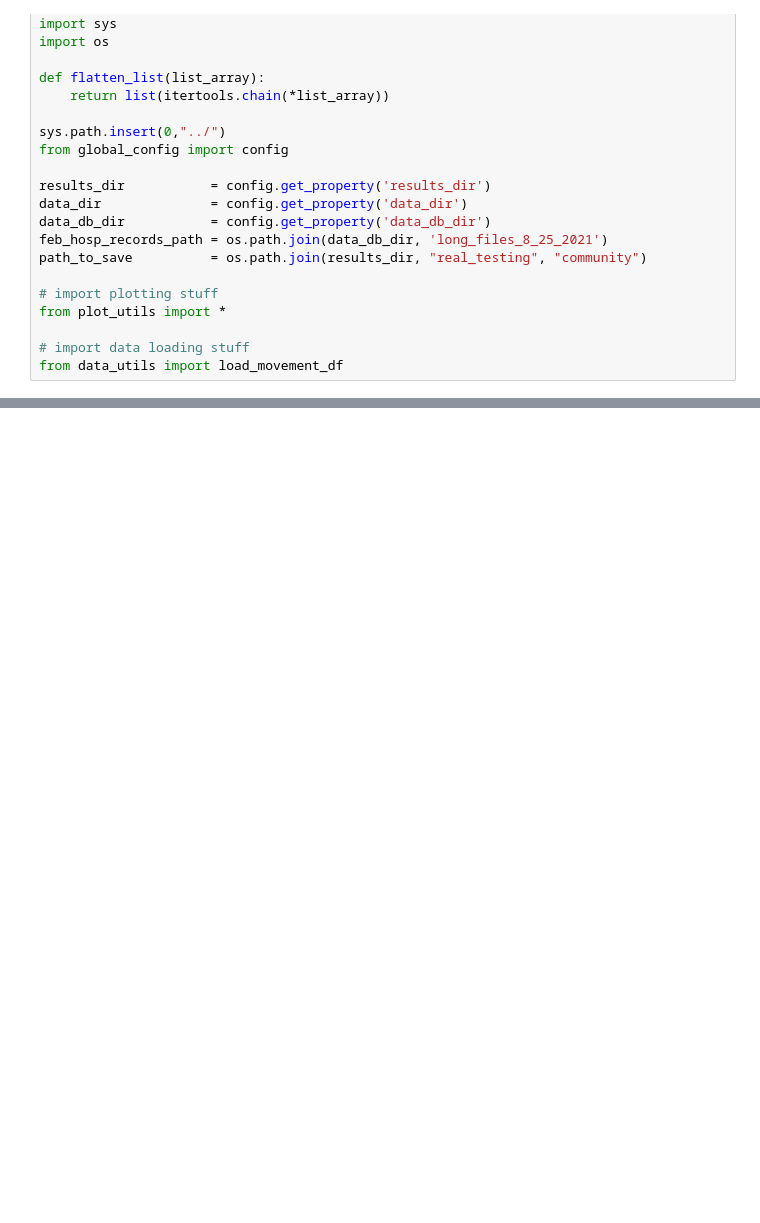
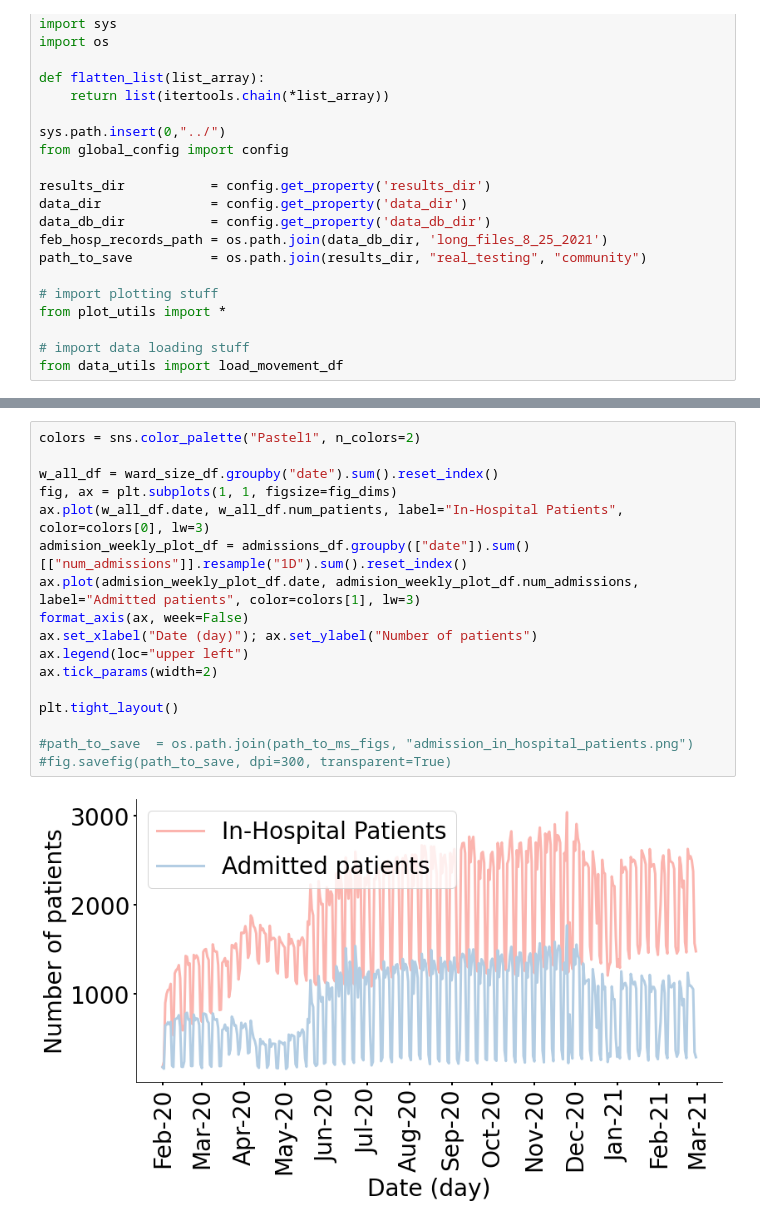
Before and after one commit to ChaosDonkey06/AMR_ABM, a Jupyter notebook: code/Figure2.ipynb, the cells around one changed output, grey strips where cells are left out. Saved outputs shown, nothing was run; the diff lists cells and outputs as text; blank space fills up the shorter version.

```diff
--- a/code/Figure2.ipynb
+++ b/code/Figure2.ipynb
@@ -47,0 +142,19 @@ movement_df
+# %%
+colors = sns.color_palette("Pastel1", n_colors=2)
+
+w_all_df = ward_size_df.groupby("date").sum().reset_index()
+fig, ax = plt.subplots(1, 1, figsize=fig_dims)
+ax.plot(w_all_df.date, w_all_df.num_patients, label="In-Hospital Patients", color=colors[0], lw=3)
+admision_weekly_plot_df = admissions_df.groupby(["date"]).sum()[["num_admissions"]].resample("1D").sum().reset_index()
+ax.plot(admision_weekly_plot_df.date, admision_weekly_plot_df.num_admissions, label="Admitted patients", color=colors[1], lw=3)
+format_axis(ax, week=False)
+ax.set_xlabel("Date (day)"); ax.set_ylabel("Number of patients")
+ax.legend(loc="upper left")
+ax.tick_params(width=2)
+
+plt.tight_layout()
+
+#path_to_save  = os.path.join(path_to_ms_figs, "admission_in_hospital_patients.png")
+#fig.savefig(path_to_save, dpi=300, transparent=True)
+# %% [output]
+[figure, added]
```
Also changed, not shown: parts of 8 cells of this notebook, 1 other file.
